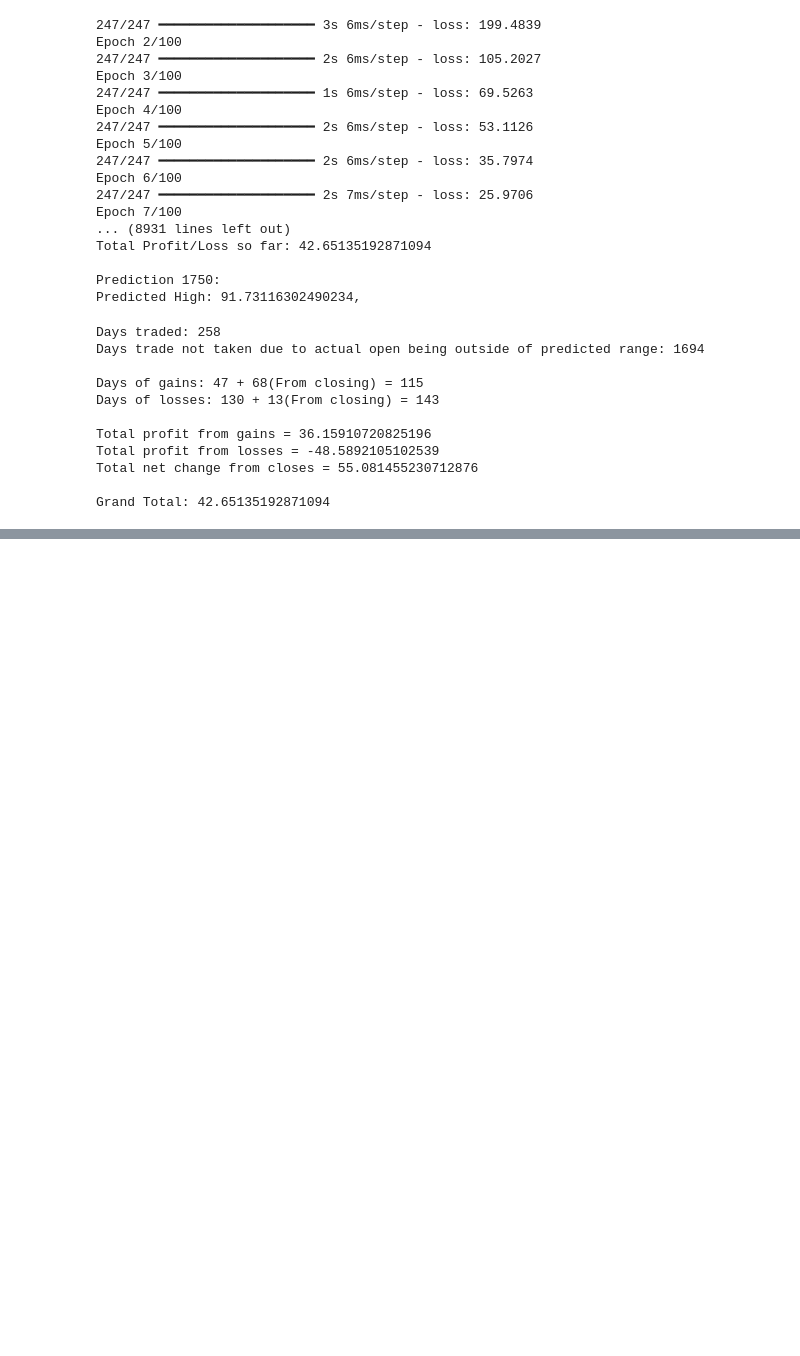
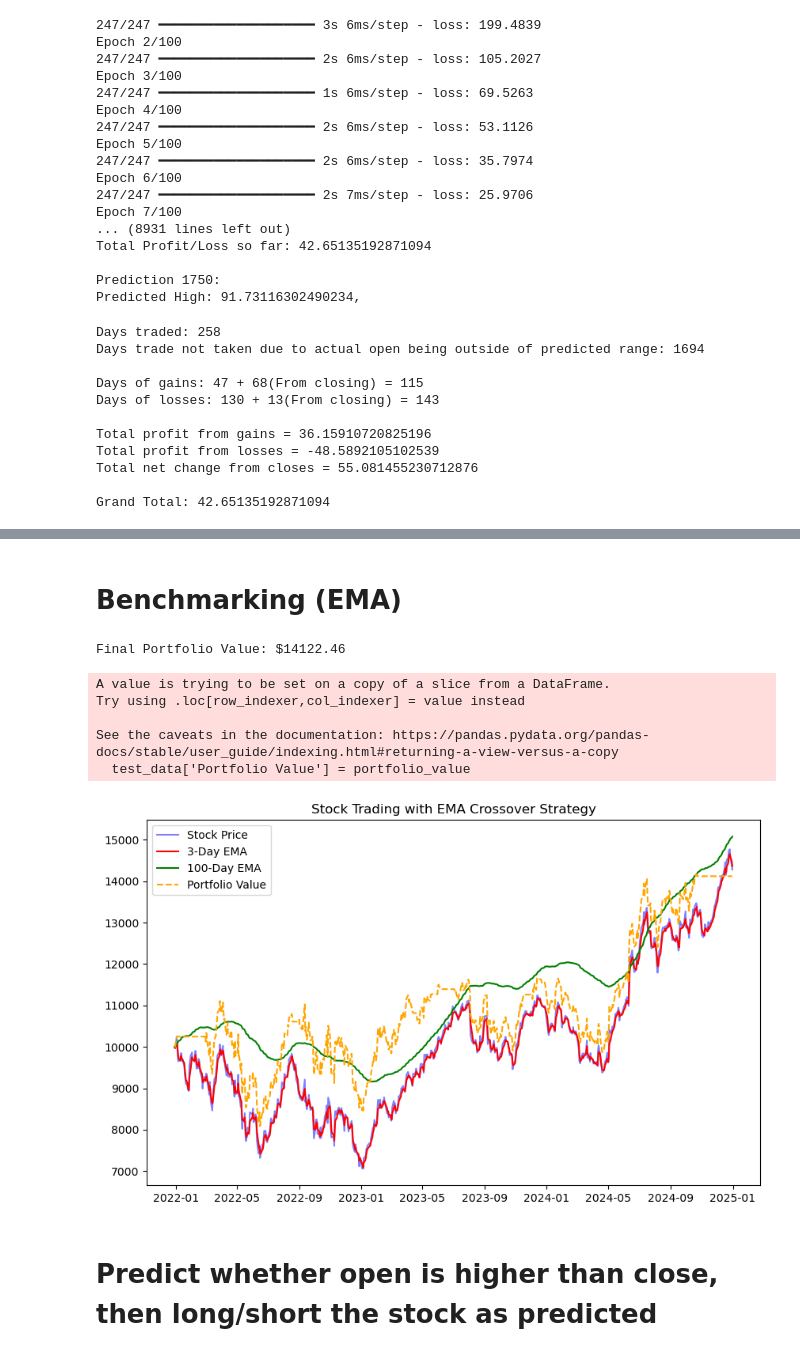
Before and after one commit to jdengoh/Deeplearning-Finance, a Jupyter notebook: LSTM model yankai.ipynb, the cells around one changed output, grey strips where cells are left out. Saved outputs shown, nothing was run; the diff lists cells and outputs as text; code cells hidden in the pictures; blank space fills up the shorter version.

```diff
--- a/LSTM model yankai.ipynb
+++ b/LSTM model yankai.ipynb
@@ -6,7 +6,7 @@ import numpy
 # %%
 CWD = os.getcwd()
 # %%
-aapl_csv_path = os.path.join(CWD, 'Deeplearning-Finance', 'AAPL.csv')
+aapl_csv_path = os.path.join(CWD, 'AAPL.csv')
 df = pd.read_csv(aapl_csv_path)
 df.head()
 # %% [output]
@@ -453,0 +654,74 @@ Grand Total: 42.65135192871094
+# %% [markdown]
+# Benchmarking (EMA)
+# %%
+import pandas as pd
+import numpy as np
+import yfinance as yf
+import matplotlib.pyplot as plt
+
+# Step 1: Compute EMAs
+short_window = 3
+long_window = 100
+
+df['EMA_SHORT'] = df['Close']['AAPL'].ewm(span=short_window, adjust=False).mean()
+df['EMA_LONG'] = df['Close']['AAPL'].ewm(span=long_window, adjust=False).mean()
+
+# Step 2: Generate Buy/Sell signals
+df['Signal'] = 0  # Default to 0 (no action)
+
+# Compare EMA12 and EMA26 directly using column indexing (avoiding iloc)
+df['Signal'] = np.where(df['EMA_SHORT'] > df['EMA_LONG'], 1, 0)
+
+df['Position'] = df['Signal'].diff()  # To get when the signal changes (crossovers)
+
+# Calculate the index to split the data (80% training, 20% testing)
+split_index = int(len(df) * 0.8)
+
+# Training data (first 80% of the data)
+train_data = df[:split_index]
+
+# Test data (last 20% of the data)
+test_data = df[split_index:]
+
+# Step 3: Simulate Trading
+initial_capital = 10000  # Starting capital in dollars
+cash = initial_capital
+shares = 0
+portfolio_value = []
+
+for i in range(0, len(test_data)):
+    if df['Position'][i] == 1:  # Buy Signal
+        shares = cash // test_data['Close'].iloc[i]  # Buy as many shares as possible
+        cash -= shares * test_data['Close'].iloc[i]  # Deduct the cost from cash
+    elif df['Position'][i] == -1:  # Sell Signal
+        cash += shares * test_data['Close'].iloc[i]  # Sell the shares
+        shares = 0  # No shares left
+
+    # Track portfolio value at each step (cash + value of shares held)
+    portfolio_value.append(cash + shares * test_data['Close'].iloc[i])
+
+# Step 4: Calculate Total Portfolio Value
+final_portfolio_value = cash + shares * test_data['Close'].iloc[-1]
+print(f"Final Portfolio Value: ${final_portfolio_value.values[0]:.2f}")
+
+# Step 5: Plot Results
+test_data['Portfolio Value'] = portfolio_value
+
+plt.figure(figsize=(10, 6))
+plt.plot(test_data.index, test_data['Close']*(initial_capital/test_data['Close'].iloc[0]), label='Stock Price', color='blue', alpha=0.5)
+plt.plot(test_data.index, test_data['EMA_SHORT']*(initial_capital/test_data['EMA_SHORT'].iloc[0]), label=F'{short_window}-Day EMA', color='red')
+plt.plot(test_data.index, test_data['EMA_LONG']*(initial_capital/test_data['EMA_LONG'].iloc[0]), label=F'{long_window}-Day EMA', color='green')
+plt.plot(test_data.index, test_data['Portfolio Value'], label='Portfolio Value', color='orange', linestyle='--')
+plt.title('Stock Trading with EMA Crossover Strategy')
+plt.legend(loc='best')
+plt.show()
+# %% [output]
+Final Portfolio Value: $14122.46
+A value is trying to be set on a copy of a slice from a DataFrame.
+Try using .loc[row_indexer,col_indexer] = value instead
+
+See the caveats in the documentation: https://pandas.pydata.org/pandas-docs/stable/user_guide/indexing.html#returning-a-view-versus-a-copy
+  test_data['Portfolio Value'] = portfolio_value
+[figure, added]
+# %% [markdown]
+# Predict whether open is higher than close, then long/short the stock as predicted
```
Also changed, not shown: parts of 14 cells of this notebook, 2 other files.
